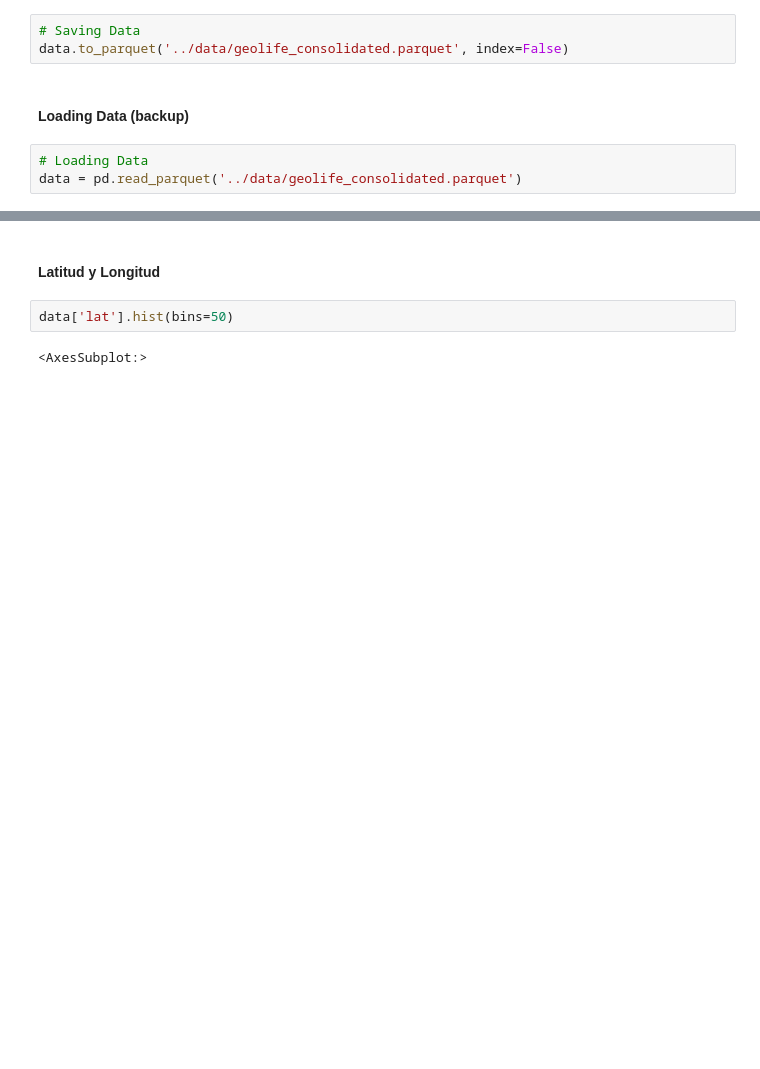
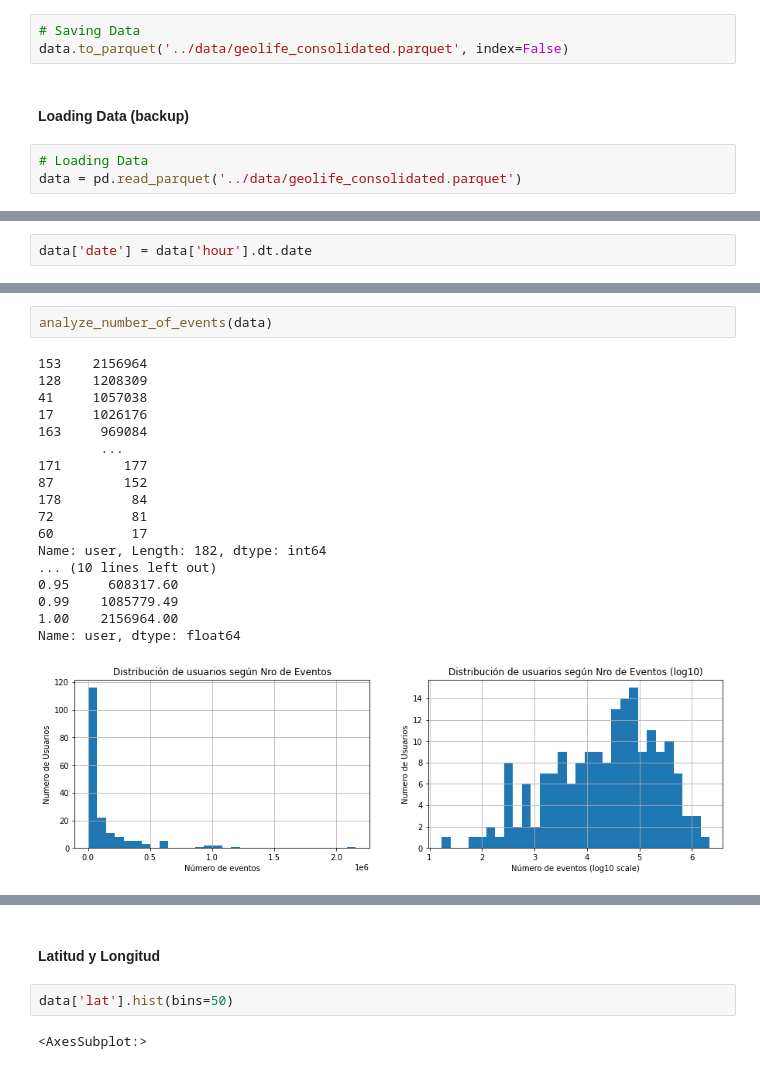
Before and after one commit to GabrielPila/skmob_mmc_mobility, a Jupyter notebook: notebooks/00.6_GeoLife_EDA.ipynb, the cells around one changed output, grey strips where cells are left out. Saved outputs shown, nothing was run; the diff lists cells and outputs as text; blank space fills up the shorter version.

Commit message:
Analysis de data convertido en funciones

```diff
--- a/notebooks/00.6_GeoLife_EDA.ipynb
+++ b/notebooks/00.6_GeoLife_EDA.ipynb
@@ -307,0 +108,2 @@ np.max(serie_speed_events.index)
+# %%
+data['date'] = data['hour'].dt.date
@@ -307,0 +254,21 @@ np.max(serie_speed_events.index)
+# %%
+analyze_number_of_events(data)
+# %% [output]
+153    2156964
+128    1208309
+41     1057038
+17     1026176
+163     969084
+        ...
+171        177
+87         152
+178         84
+72          81
+60          17
+Name: user, Length: 182, dtype: int64
+... (10 lines left out)
+0.95     608317.60
+0.99    1085779.49
+1.00    2156964.00
+Name: user, dtype: float64
+[figure, added]
```
Also changed, not shown: parts of 36 cells of this notebook, 1 other file.
